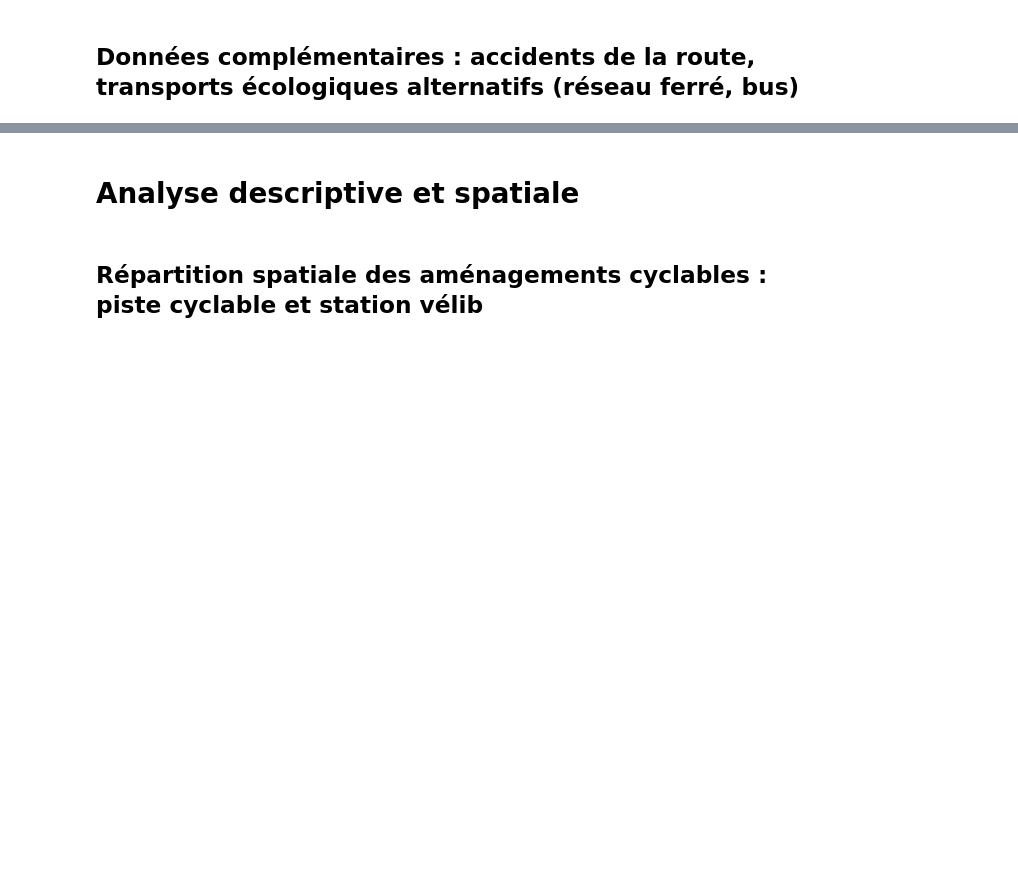
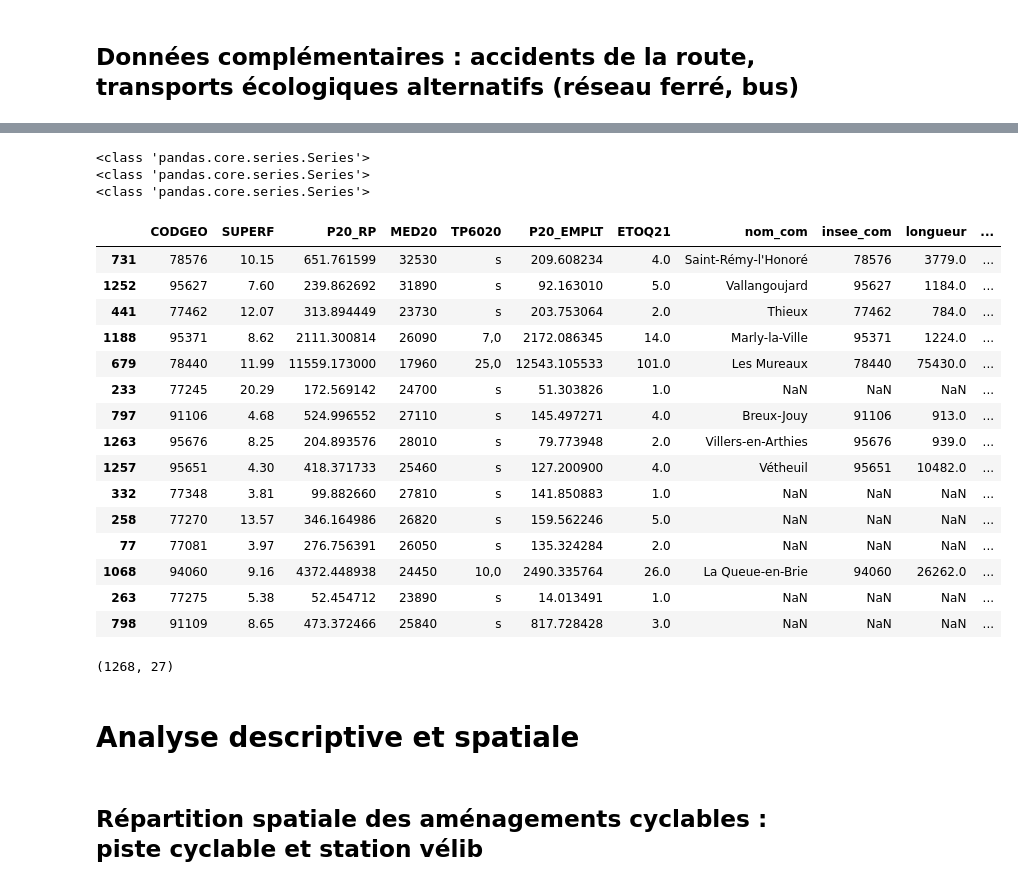
Before and after one commit to christellenguenang/Projet_Catherine_Christelle, a Jupyter notebook: 1_traitement_analyse.ipynb, the cells around one changed output, grey strips where cells are left out. Drawn from its saved outputs; the diff is of its cells as text; code cells hidden in the pictures; blank space fills up the shorter version.

Commit message:
base finale

```diff
--- a/1_traitement_analyse.ipynb
+++ b/1_traitement_analyse.ipynb
@@ -779,0 +780,2 @@ base = gpd.GeoDataFrame(base, geometry='geometry')
+# %%
+df_INSEE = pd.read_excel("base_cc_comparateur.xlsx", skiprows=5)
@@ -779,0 +802,9 @@ base = gpd.GeoDataFrame(base, geometry='geometry')
+# %%
+# Liste des départements à conserver
+departements_a_conserver = ["75", "77", "78", "91","92", "93", "94", "95"]
+
+# Créer un masque booléen
+masque_departements = df_INSEE['DEP'].isin(departements_a_conserver)
+
+# Appliquer le masque pour sélectionner les lignes
+df_INSEE_idf = df_INSEE[masque_departements]
@@ -779,0 +833,6 @@ base = gpd.GeoDataFrame(base, geometry='geometry')
+# %%
+# Liste des variables à conserver
+variables_a_conserver = ['CODGEO', 'SUPERF', 'P20_RP', 'MED20', 'TP6020', 'P20_EMPLT', 'ETOQ21']
+
+# Sélectionner uniquement les colonnes spécifiées
+df_INSEE_idf = df_INSEE_idf[variables_a_conserver]
@@ -780,3 +906,45 @@ base = gpd.GeoDataFrame(base, geometry='geometry')
+# %%
+df_INSEE_idf['CODGEO'] = df_INSEE_idf['CODGEO'].astype(int)
+df_velo['CODGEO'] = df_velo['insee_com'].astype(int)
+df_accidents['CODGEO'] = df_accidents['com'].astype(int)
+
+print(type(df_INSEE_idf['CODGEO']))
+print(type(df_velo['CODGEO']))
+print(type(df_accidents['CODGEO']))
+# %% [output]
+<class 'pandas.core.series.Series'>
+<class 'pandas.core.series.Series'>
+<class 'pandas.core.series.Series'>
+# %%
+# Fusionner df_INSEE_idf et df_velo sur le code commune
+
+df_base_temp = pd.merge(df_INSEE_idf, df_velo, on='CODGEO', how='left')
+
+df_base_temp.sample(15)
+# %% [output]
+|  | CODGEO | SUPERF | P20_RP | MED20 | TP6020 | P20_EMPLT | ETOQ21 | nom_com | insee_com | longueur | ... |
+| 731 | 78576 | 10.15 | 651.761599 | 32530 | s | 209.608234 | 4.0 | Saint-Rémy-l'Honoré | 78576 | 3779.0 | ... |
+| 1252 | 95627 | 7.60 | 239.862692 | 31890 | s | 92.163010 | 5.0 | Vallangoujard | 95627 | 1184.0 | ... |
+| 441 | 77462 | 12.07 | 313.894449 | 23730 | s | 203.753064 | 2.0 | Thieux | 77462 | 784.0 | ... |
+| 1188 | 95371 | 8.62 | 2111.300814 | 26090 | 7,0 | 2172.086345 | 14.0 | Marly-la-Ville | 95371 | 1224.0 | ... |
+| 679 | 78440 | 11.99 | 11559.173000 | 17960 | 25,0 | 12543.105533 | 101.0 | Les Mureaux | 78440 | 75430.0 | ... |
+| 233 | 77245 | 20.29 | 172.569142 | 24700 | s | 51.303826 | 1.0 | NaN | NaN | NaN | ... |
+| 797 | 91106 | 4.68 | 524.996552 | 27110 | s | 145.497271 | 4.0 | Breux-Jouy | 91106 | 913.0 | ... |
+| 1263 | 95676 | 8.25 | 204.893576 | 28010 | s | 79.773948 | 2.0 | Villers-en-Arthies | 95676 | 939.0 | ... |
+| 1257 | 95651 | 4.30 | 418.371733 | 25460 | s | 127.200900 | 4.0 | Vétheuil | 95651 | 10482.0 | ... |
+| 332 | 77348 | 3.81 | 99.882660 | 27810 | s | 141.850883 | 1.0 | NaN | NaN | NaN | ... |
+| 258 | 77270 | 13.57 | 346.164986 | 26820 | s | 159.562246 | 5.0 | NaN | NaN | NaN | ... |
+| 77 | 77081 | 3.97 | 276.756391 | 26050 | s | 135.324284 | 2.0 | NaN | NaN | NaN | ... |
+| 1068 | 94060 | 9.16 | 4372.448938 | 24450 | 10,0 | 2490.335764 | 26.0 | La Queue-en-Brie | 94060 | 26262.0 | ... |
+| 263 | 77275 | 5.38 | 52.454712 | 23890 | s | 14.013491 | 1.0 | NaN | NaN | NaN | ... |
+| 798 | 91109 | 8.65 | 473.372466 | 25840 | s | 817.728428 | 3.0 | NaN | NaN | NaN | ... |
+# %%
+# Fusionner df_base_temp et df_accidents sur le code commune (CODGEO)
+df_base = pd.merge(df_base_temp, df_accidents, on='CODGEO', how='left')
+
+df_base.shape
+# %% [output]
+(1268, 27)
 # %% [markdown]
 # Analyse descriptive et spatiale
 # %% [markdown]
```
Also changed, not shown: parts of 59 cells of this notebook, 3 other files.
